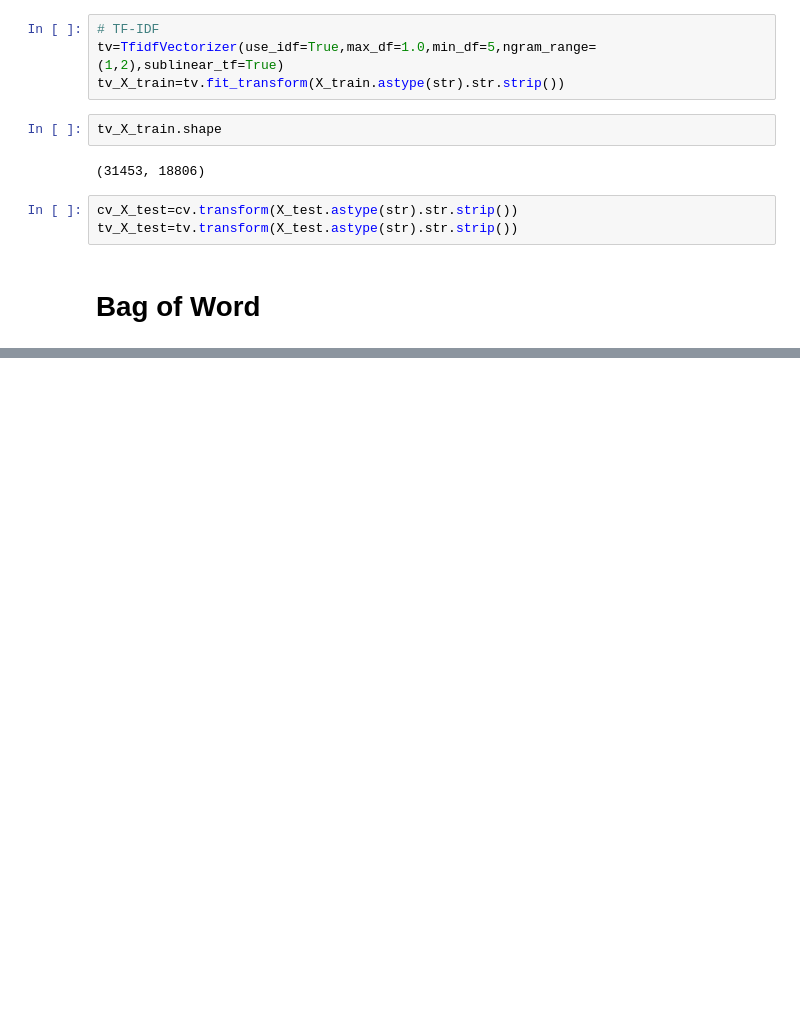
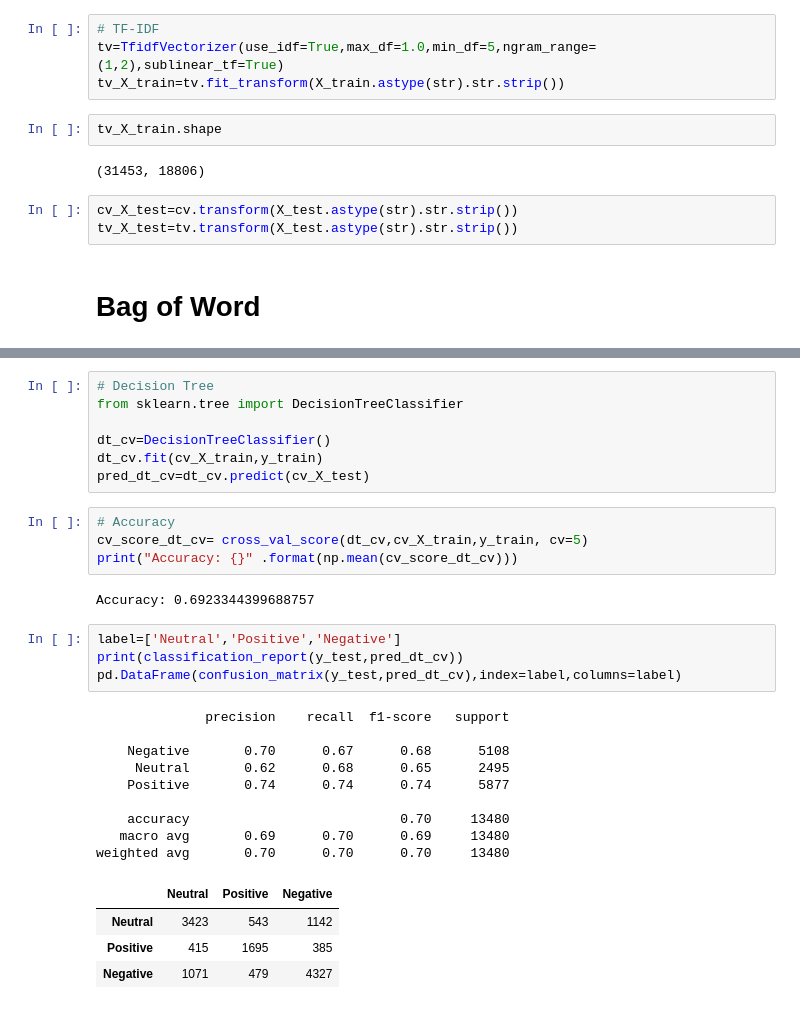
Before and after one commit to net-wizard/Coronavirus-tweets-NLP, a Jupyter notebook: Model/corona_tweets_sentiment.ipynb, the cells around one changed output, grey strips where cells are left out. Cells and saved outputs as stored; diff of their text form; blank space fills up the shorter version.

```diff
--- a/Model/corona_tweets_sentiment.ipynb
+++ b/Model/corona_tweets_sentiment.ipynb
@@ -496,0 +501,31 @@ weighted avg       0.79      0.78      0.79     13480
+# %%
+# Decision Tree
+from sklearn.tree import DecisionTreeClassifier
+
+dt_cv=DecisionTreeClassifier()
+dt_cv.fit(cv_X_train,y_train)
+pred_dt_cv=dt_cv.predict(cv_X_test)
+# %%
+# Accuracy
+cv_score_dt_cv= cross_val_score(dt_cv,cv_X_train,y_train, cv=5)
+print("Accuracy: {}" .format(np.mean(cv_score_dt_cv)))
+# %% [output]
+Accuracy: 0.6923344399688757
+# %%
+label=['Neutral','Positive','Negative']
+print(classification_report(y_test,pred_dt_cv))
+pd.DataFrame(confusion_matrix(y_test,pred_dt_cv),index=label,columns=label)
+# %% [output]
+              precision    recall  f1-score   support
+
+    Negative       0.70      0.67      0.68      5108
+     Neutral       0.62      0.68      0.65      2495
+    Positive       0.74      0.74      0.74      5877
+
+    accuracy                           0.70     13480
+   macro avg       0.69      0.70      0.69     13480
+weighted avg       0.70      0.70      0.70     13480
+|  | Neutral | Positive | Negative |
+| Neutral | 3423 | 543 | 1142 |
+| Positive | 415 | 1695 | 385 |
+| Negative | 1071 | 479 | 4327 |
```
Also changed, not shown: parts of 27 cells of this notebook.
